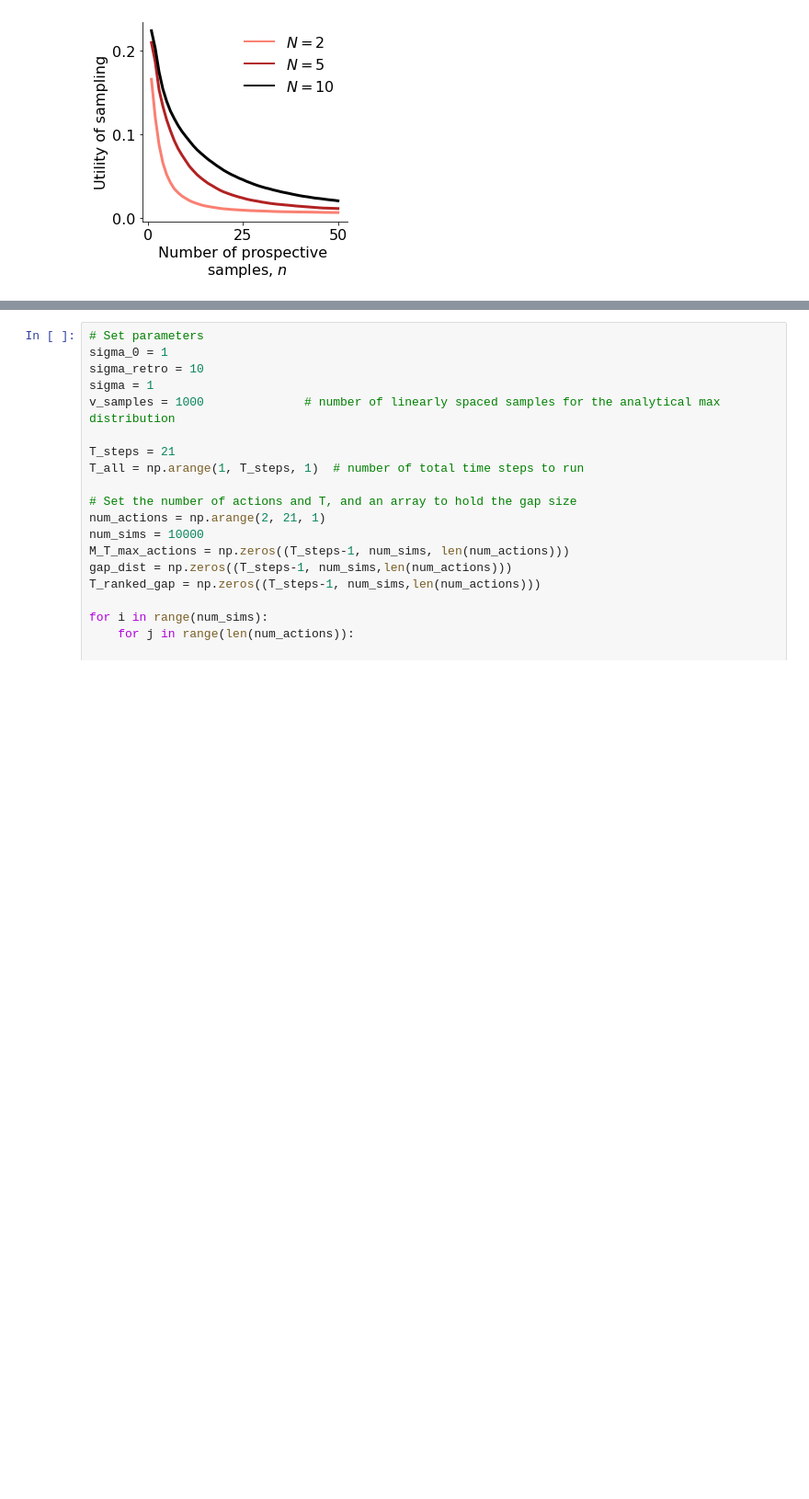
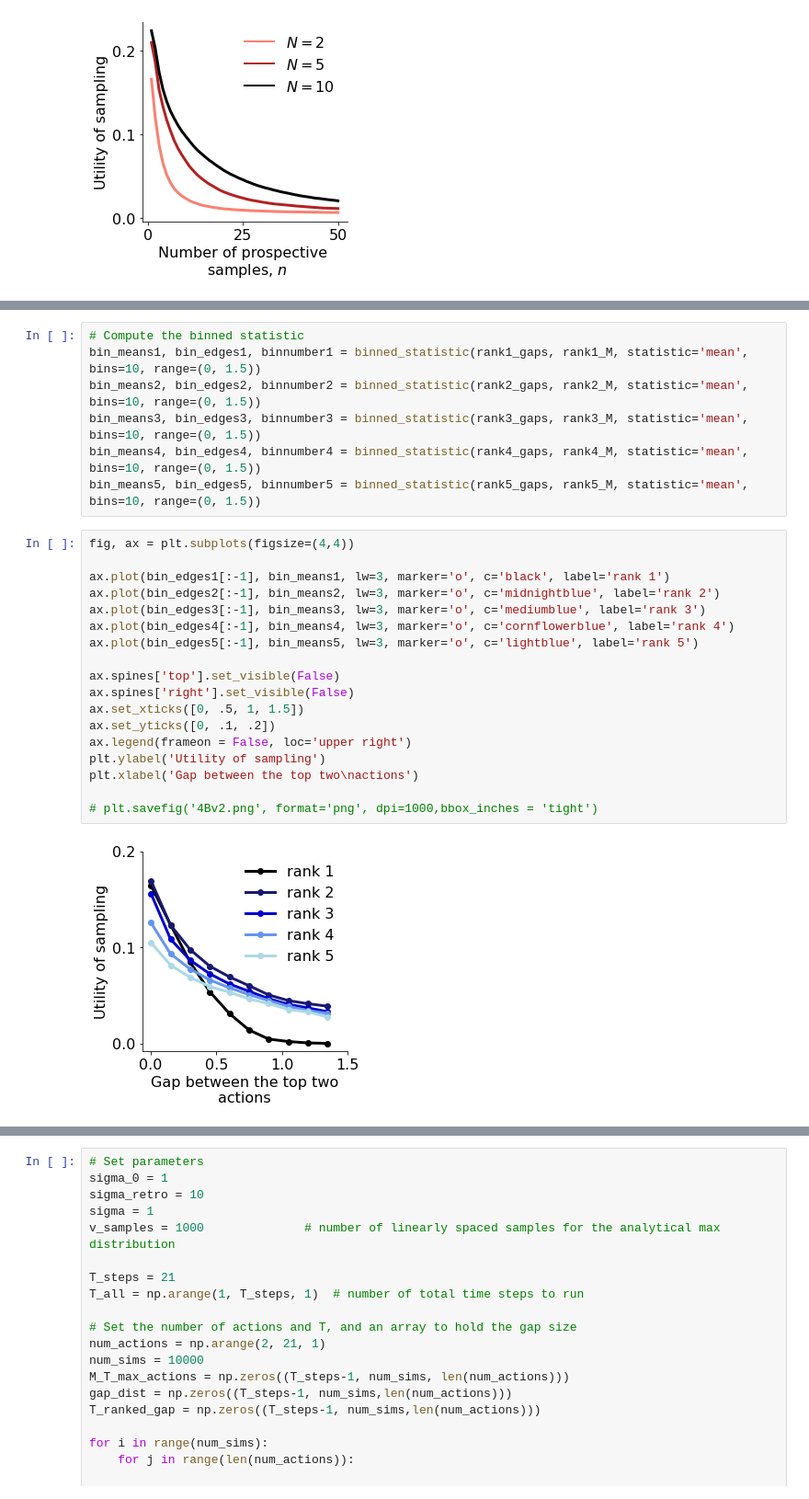
Before and after one commit to ionatankuperwajs/meta-planning, a Jupyter notebook: model_online_action.ipynb, the cells around one changed output, grey strips where cells are left out. Shown at 92% size. Cells and saved outputs as stored; diff of their text form; blank space fills up the shorter version.

```diff
--- a/model_online_action.ipynb
+++ b/model_online_action.ipynb
@@ -472,6 +473,33 @@ rank4_M = M_T_max_all.flatten()[inds4]
 inds5 = np.where(T_ranked_trajectory[4,:,:].flatten()==1)
 rank5_gaps = gap_dist_rank.flatten()[inds5]
 rank5_M = M_T_max_all.flatten()[inds5]
+# %%
+# Compute the binned statistic
+bin_means1, bin_edges1, binnumber1 = binned_statistic(rank1_gaps, rank1_M, statistic='mean', bins=10, range=(0, 1.5))
+bin_means2, bin_edges2, binnumber2 = binned_statistic(rank2_gaps, rank2_M, statistic='mean', bins=10, range=(0, 1.5))
+bin_means3, bin_edges3, binnumber3 = binned_statistic(rank3_gaps, rank3_M, statistic='mean', bins=10, range=(0, 1.5))
+bin_means4, bin_edges4, binnumber4 = binned_statistic(rank4_gaps, rank4_M, statistic='mean', bins=10, range=(0, 1.5))
+bin_means5, bin_edges5, binnumber5 = binned_statistic(rank5_gaps, rank5_M, statistic='mean', bins=10, range=(0, 1.5))
+# %%
+fig, ax = plt.subplots(figsize=(4,4))
+
+ax.plot(bin_edges1[:-1], bin_means1, lw=3, marker='o', c='black', label='rank 1')
+ax.plot(bin_edges2[:-1], bin_means2, lw=3, marker='o', c='midnightblue', label='rank 2')
+ax.plot(bin_edges3[:-1], bin_means3, lw=3, marker='o', c='mediumblue', label='rank 3')
+ax.plot(bin_edges4[:-1], bin_means4, lw=3, marker='o', c='cornflowerblue', label='rank 4')
+ax.plot(bin_edges5[:-1], bin_means5, lw=3, marker='o', c='lightblue', label='rank 5')
+
+ax.spines['top'].set_visible(False)
+ax.spines['right'].set_visible(False)
+ax.set_xticks([0, .5, 1, 1.5])
+ax.set_yticks([0, .1, .2])
+ax.legend(frameon = False, loc='upper right')
+plt.ylabel('Utility of sampling')
+plt.xlabel('Gap between the top two\nactions')
+
+# plt.savefig('4Bv2.png', format='png', dpi=1000,bbox_inches = 'tight')
+# %% [output]
+[figure, added]
 # %%
 fig, ax = plt.subplots(figsize=(4,4))
 
```
Also changed, not shown: parts of 54 cells of this notebook, 1 other file.
